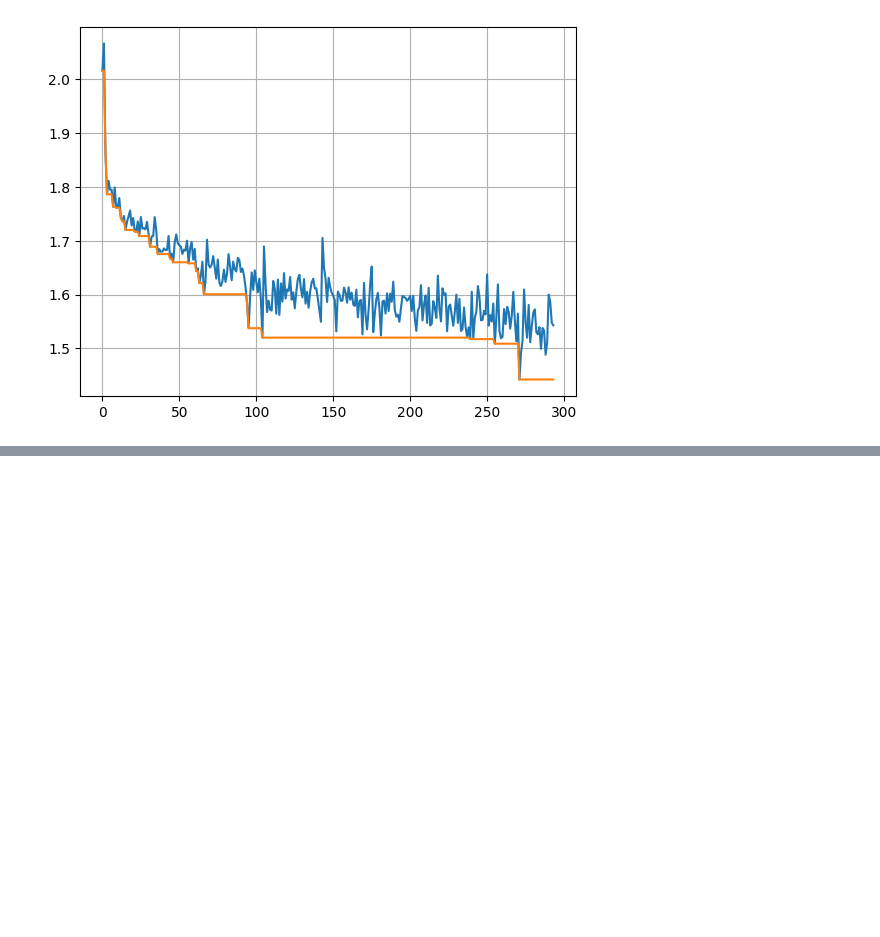
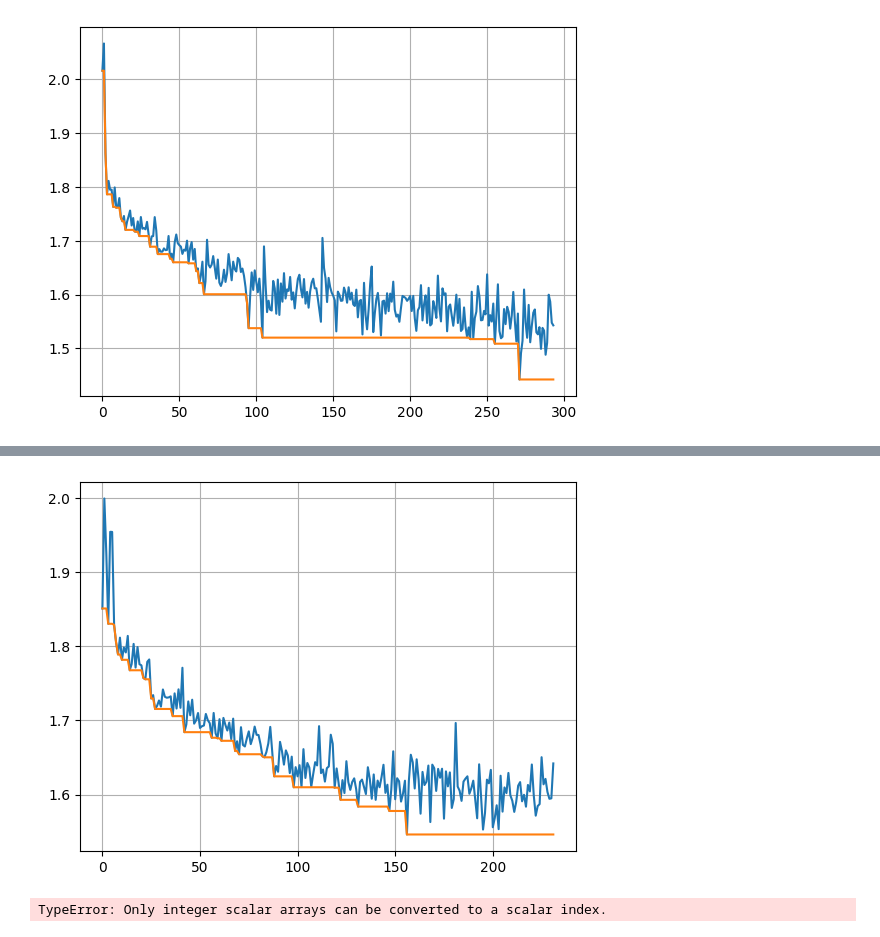
Before and after one commit to aszi09/CL_for_faster_Meta-learning, a Jupyter notebook: SPL_pipeline.ipynb, the cells around one changed output, grey strips where cells are left out. Drawn from its saved outputs; the diff is of its cells as text; code cells hidden in the pictures; blank space fills up the shorter version.

```diff
--- a/SPL_pipeline.ipynb
+++ b/SPL_pipeline.ipynb
@@ -753,0 +914,19 @@ plt.grid()
+# %%
+plt.plot(losses)
+plt.plot(jnp.ufunc(jnp.minimum, nin=2, nout=1).accumulate(jnp.asarray(losses)))
+plt.grid()
+# %% [output]
+[figure, added]
+# %%
+data = dataset._get_data()
+
+data_loader_try = DataLoader(dataset, batch_size=32, shuffle=True)
+
+for batch in data_loader_try:
+    print(batch[0].shape)
+    print(batch[1].shape)
+    print(batch[2].shape)
+    print(batch[3].shape)
+    break
+# %% [output]
+TypeError: Only integer scalar arrays can be converted to a scalar index.
```
Also changed, not shown: parts of 4 cells of this notebook.
